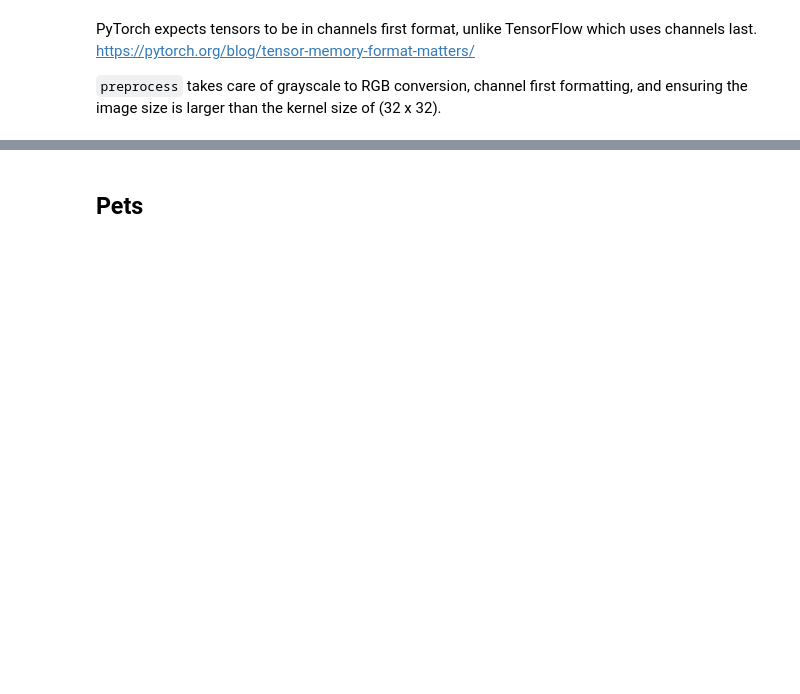
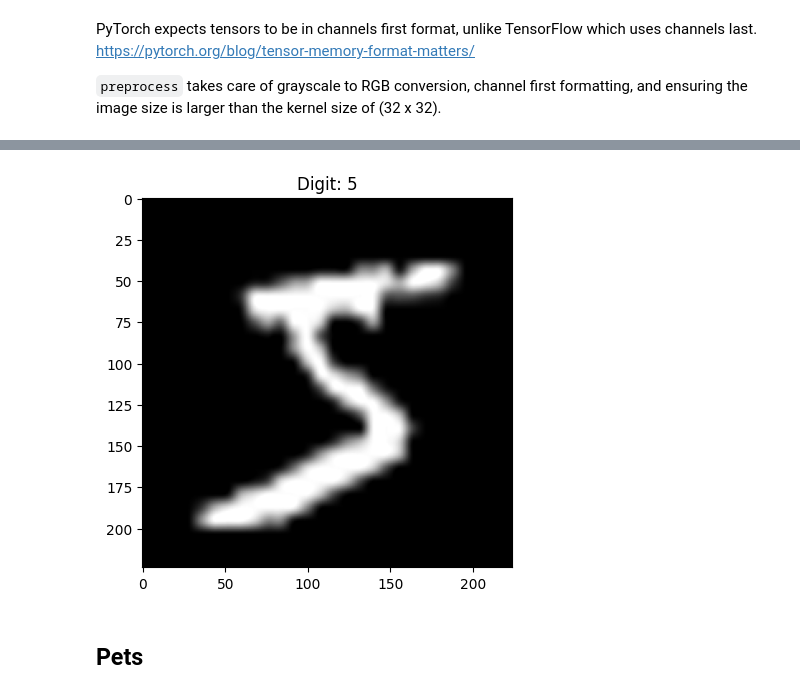
Before and after one commit to richardmillson/robust-classification, a Jupyter notebook: prepare_data.ipynb, the cells around one changed output, grey strips where cells are left out. Cells and saved outputs as stored; diff of their text form; code cells hidden in the pictures; blank space fills up the shorter version.

```diff
--- a/prepare_data.ipynb
+++ b/prepare_data.ipynb
@@ -204,3 +246,14 @@ plt.show()
+# %%
+plt.figure()
+plt.imshow(preprocess(
+    Image.fromarray(np.concatenate(df.loc[0, "image"]).reshape(28, 28).astype(
+        np.uint8),
+                    mode="L")).numpy()[1],
+           cmap="gray")
+plt.title(f'Digit: {df.loc[0, "class"]}')
+plt.show()
+# %% [output]
+[figure, added]
 # %% [markdown]
 ## Pets
 # %% [markdown]
```
Also changed, not shown: parts of 17 cells of this notebook, 1 other file.
